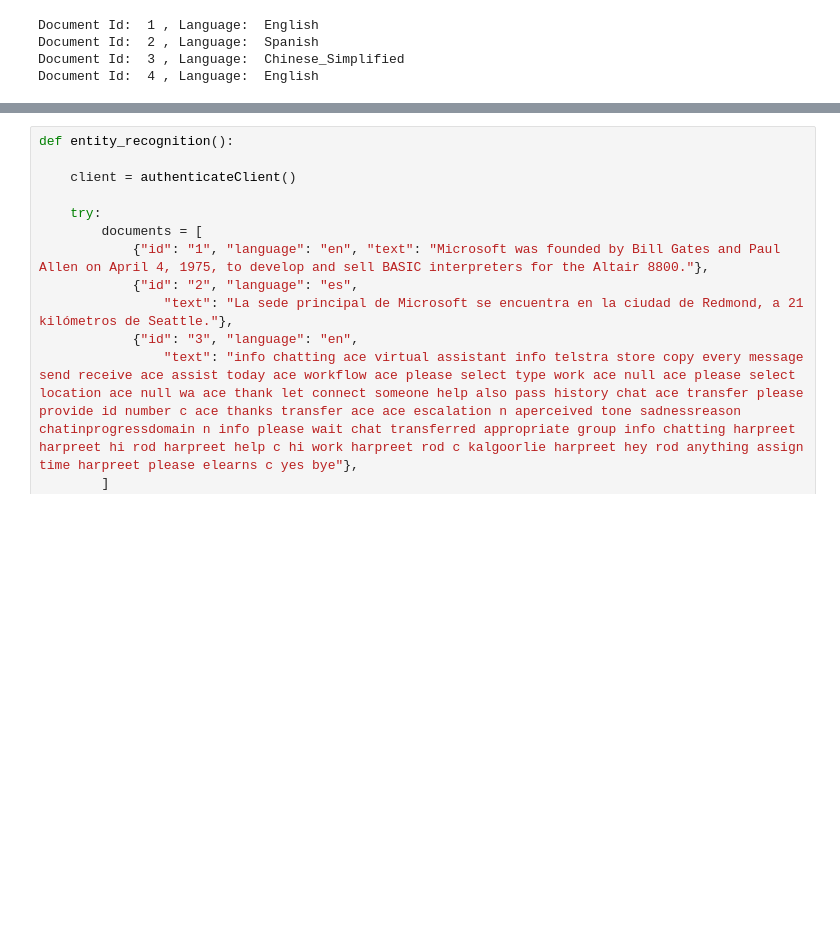
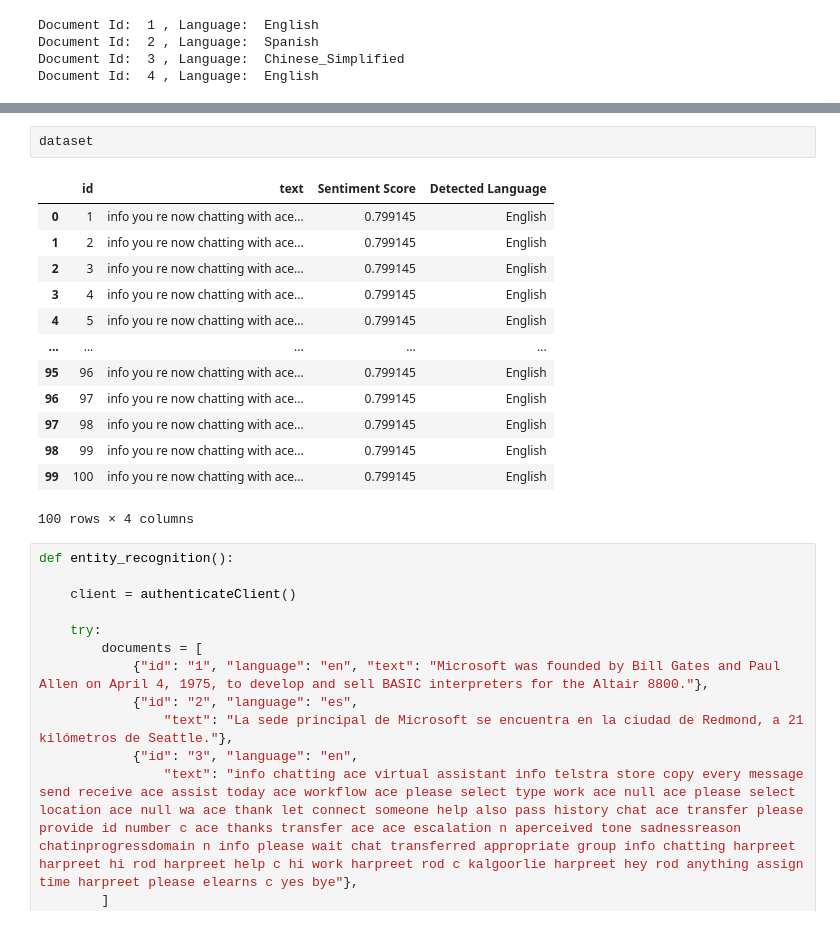
Before and after one commit to ayaz-ncr/azure, a Jupyter notebook: azure_text_analytics.ipynb, the cells around one changed output, grey strips where cells are left out. Saved outputs shown, nothing was run; the diff lists cells and outputs as text; blank space fills up the shorter version.

```diff
--- a/azure_text_analytics.ipynb
+++ b/azure_text_analytics.ipynb
@@ -130,3 +223,19 @@ Document Id:  4 , Language:  English
+# %%
+dataset
+# %% [output]
+|  | id | text | Sentiment Score | Detected Language |
+| 0 | 1 | info you re now chatting with ace... | 0.799145 | English |
+| 1 | 2 | info you re now chatting with ace... | 0.799145 | English |
+| 2 | 3 | info you re now chatting with ace... | 0.799145 | English |
+| 3 | 4 | info you re now chatting with ace... | 0.799145 | English |
+| 4 | 5 | info you re now chatting with ace... | 0.799145 | English |
+| ... | ... | ... | ... | ... |
+| 95 | 96 | info you re now chatting with ace... | 0.799145 | English |
+| 96 | 97 | info you re now chatting with ace... | 0.799145 | English |
+| 97 | 98 | info you re now chatting with ace... | 0.799145 | English |
+| 98 | 99 | info you re now chatting with ace... | 0.799145 | English |
+| 99 | 100 | info you re now chatting with ace... | 0.799145 | English |
+100 rows × 4 columns
 # %%
 def entity_recognition():
 
```
Also changed, not shown: parts of 19 cells of this notebook.
